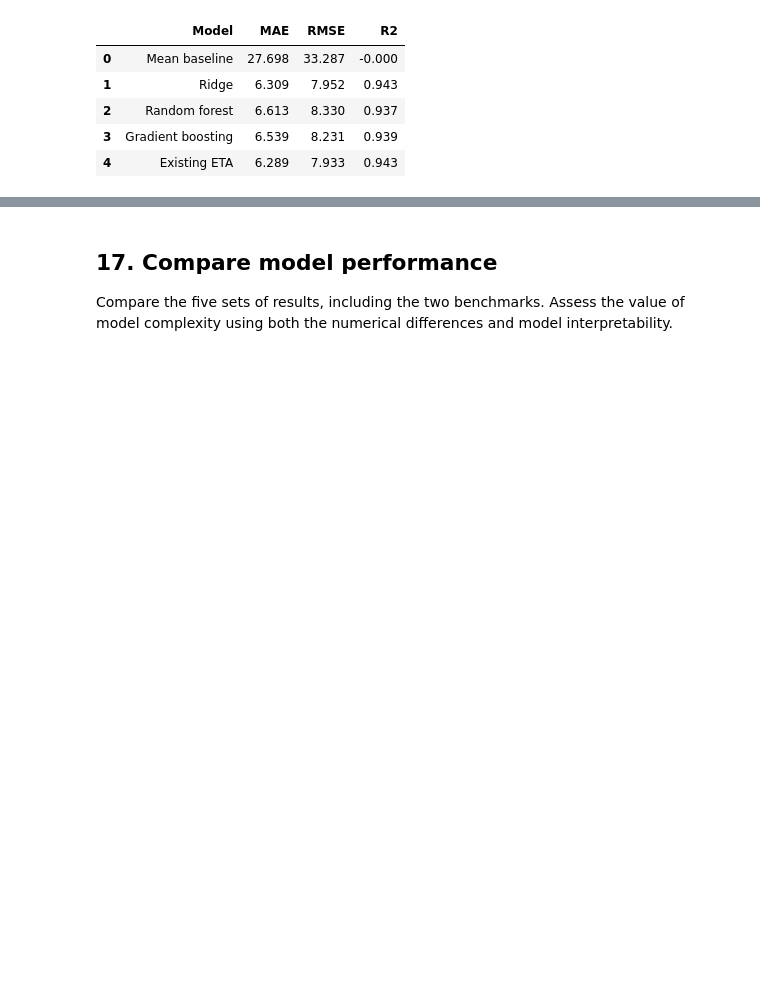
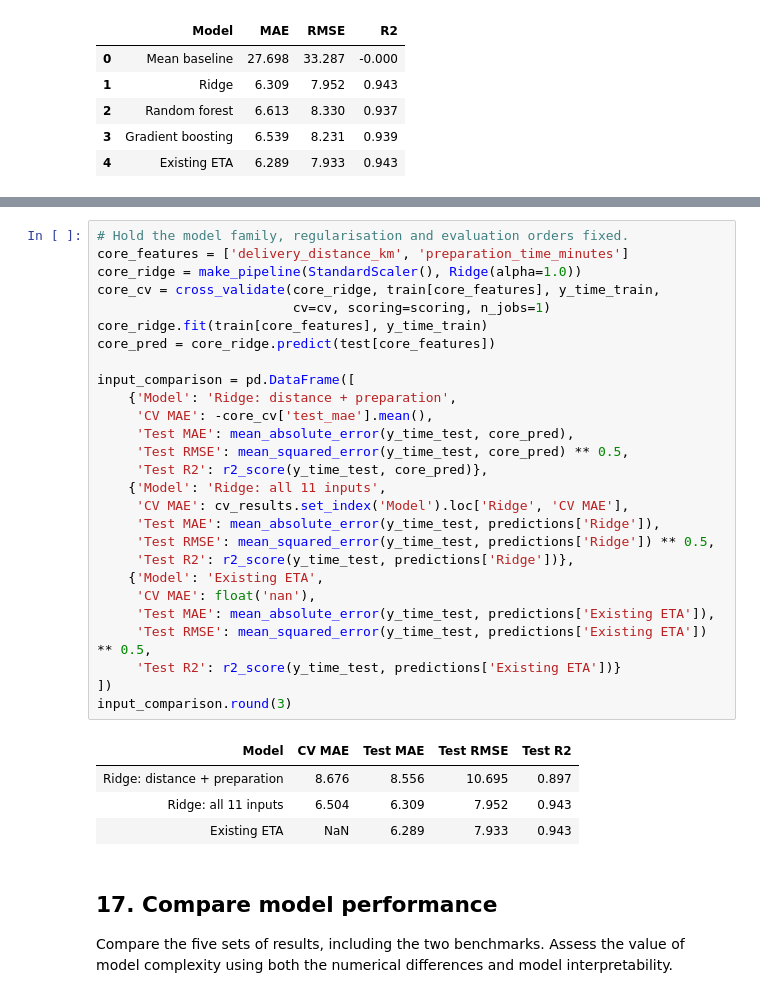
Before and after one commit to qiandao7/KM6312-Team9-Food-Delivery, a Jupyter notebook: KM6312_Data_Preparation.ipynb, the cells around one changed output, grey strips where cells are left out. Cells and saved outputs as stored; diff of their text form; blank space fills up the shorter version.

```diff
--- a/KM6312_Data_Preparation.ipynb
+++ b/KM6312_Data_Preparation.ipynb
@@ -453,3 +463,35 @@ regression_results.round(3)
+# %%
+# Hold the model family, regularisation and evaluation orders fixed.
+core_features = ['delivery_distance_km', 'preparation_time_minutes']
+core_ridge = make_pipeline(StandardScaler(), Ridge(alpha=1.0))
+core_cv = cross_validate(core_ridge, train[core_features], y_time_train,
+                         cv=cv, scoring=scoring, n_jobs=1)
+core_ridge.fit(train[core_features], y_time_train)
+core_pred = core_ridge.predict(test[core_features])
+
+input_comparison = pd.DataFrame([
+    {'Model': 'Ridge: distance + preparation',
+     'CV MAE': -core_cv['test_mae'].mean(),
+     'Test MAE': mean_absolute_error(y_time_test, core_pred),
+     'Test RMSE': mean_squared_error(y_time_test, core_pred) ** 0.5,
+     'Test R2': r2_score(y_time_test, core_pred)},
+    {'Model': 'Ridge: all 11 inputs',
+     'CV MAE': cv_results.set_index('Model').loc['Ridge', 'CV MAE'],
+     'Test MAE': mean_absolute_error(y_time_test, predictions['Ridge']),
+     'Test RMSE': mean_squared_error(y_time_test, predictions['Ridge']) ** 0.5,
+     'Test R2': r2_score(y_time_test, predictions['Ridge'])},
+    {'Model': 'Existing ETA',
+     'CV MAE': float('nan'),
+     'Test MAE': mean_absolute_error(y_time_test, predictions['Existing ETA']),
+     'Test RMSE': mean_squared_error(y_time_test, predictions['Existing ETA']) ** 0.5,
+     'Test R2': r2_score(y_time_test, predictions['Existing ETA'])}
+])
+input_comparison.round(3)
+# %% [output]
+| Model | CV MAE | Test MAE | Test RMSE | Test R2 |
+| Ridge: distance + preparation | 8.676 | 8.556 | 10.695 | 0.897 |
+| Ridge: all 11 inputs | 6.504 | 6.309 | 7.952 | 0.943 |
+| Existing ETA | NaN | 6.289 | 7.933 | 0.943 |
 # %% [markdown]
 ## 17. Compare model performance
 
```
Also changed, not shown: parts of 6 cells of this notebook.
